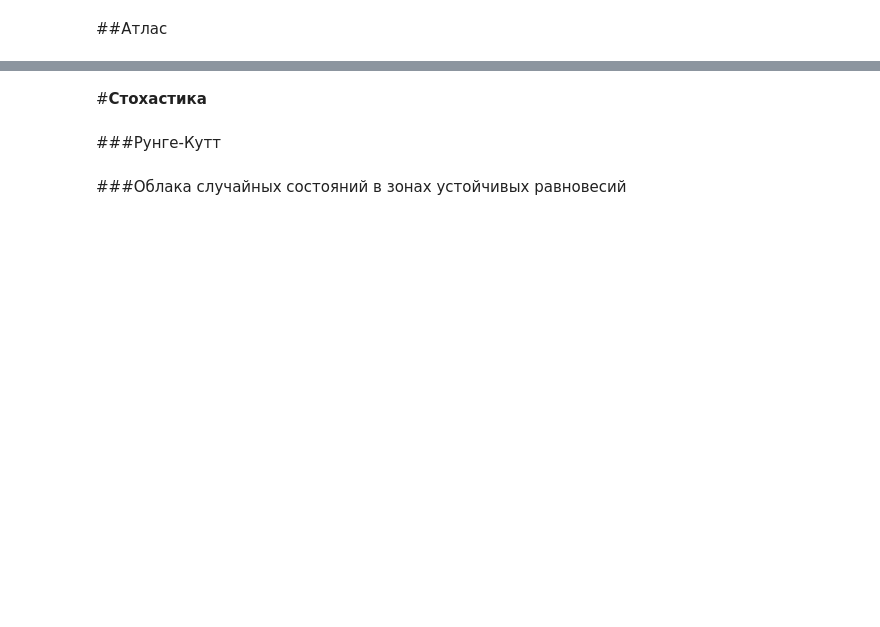
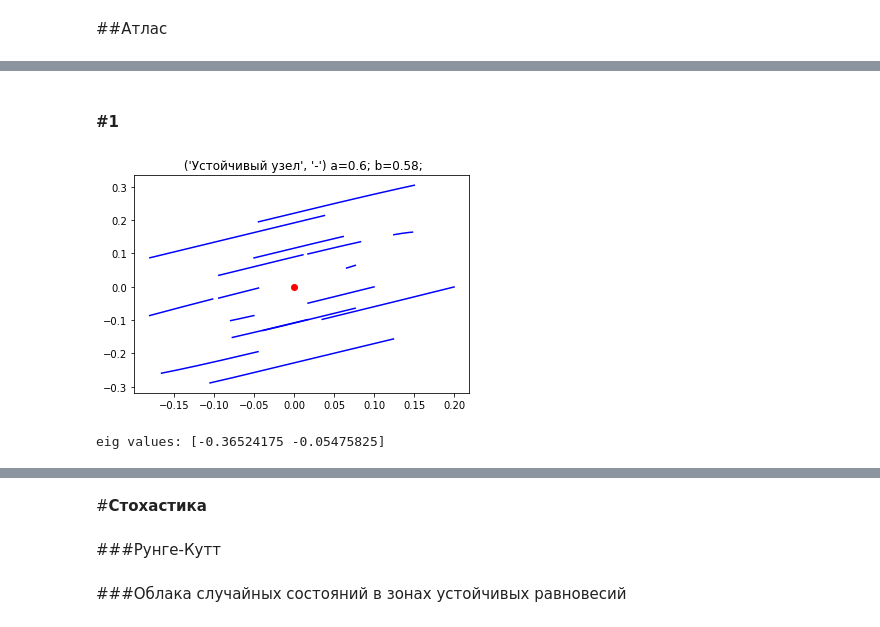
Before and after one commit to SergeyPishchulov/CurrencyConverter, a Jupyter notebook: Копия_"ДУ_№6_Климатическая_модель_ipynb".ipynb, the cells around one changed output, grey strips where cells are left out. Saved outputs shown, nothing was run; the diff lists cells and outputs as text; code cells hidden in the pictures; blank space fills up the shorter version.

```diff
--- a/Копия_"ДУ_№6_Климатическая_модель_ipynb".ipynb
+++ b/Копия_"ДУ_№6_Климатическая_модель_ipynb".ipynb
@@ -498,0 +534,15 @@ ValueError: ignored
+# %%
+types=[
+(('Устойчивый фокус', None), 1, 0.5),
+ (('Устойчивый узел', None), 0.6, 0.58),
+ (('Седло', None), 0.9, 0.9),
+  (('Седло', 'Устойчивый узел'), 0.601, 0.62),
+  (('Седло', 'Устойчивый фокус'), 0.7, 2),
+  (('Седло', 'Седло'), 1.009, 1.0090000000000001),
+  (('Седло', 'Центр'), 1, 2),
+  (('Центр', None), 1.25, 1.004),
+  (('Неустойчивый фокус', None), 1.3519999999999999, 1.1380000000000001),
+  (('Седло', 'Неустойчивый фокус'), 1.3, 2),
+  (('Неустойчивый узел', None), 1.391, 1.3820000000000001),
+  (('Седло', 'Неустойчивый узел'), 1.399, 1.401)
+]
@@ -523,25 +577,41 @@ plt.show()
+# %% [markdown]
+#### #1
 # %%
 #1
 (t0, t1), a,b = types[1]
 m1_des=""
 if b>=a:
     x_eq, y_eq = (math.sqrt(b-a),math.sqrt(b-a))
     plt.plot(x_eq,y_eq,'mo')
     shift = (0.1, 0.1)
     x0=x_eq+shift[0]
     y0=y_eq+shift[1]
     plt.plot(x0,y0,'ro')
     xs, ys = get_plot_runge_kutt(x0, y0, a=a, b=b, points_count=10**3)
     m1_des =f"M1{x_eq, y_eq};"
     plt.plot(xs, ys, color='g')
 else:
   t1="-"
 
-for (x0,y0) in get_point_on_circle(0,0,0.2,12):
+for (x0,y0) in get_point_on_circle(0,0,0.2,7):
   xs, ys = get_plot_runge_kutt(x0, y0, a=a, b=b, points_count=10**3)
   plt.plot(xs, ys, color='b')
-  plt.plot(x0, y0,'mo')
+
+for (x0,y0) in get_point_on_circle(0,0,0.1,9):
+  xs, ys = get_plot_runge_kutt(x0, y0, a=a, b=b, points_count=10**3)
+  plt.plot(xs, ys, color='b')
+  # plt.plot(x0, y0,'mo')
 plt.plot(0,0,'ro')
 
 plt.title(f"{m1_des} {(t0,t1)} a={a}; b={b};")
 plt.show()
+
+#EIG values
+jacobian_matrix=[[-1, 1],
+                 [-a, b]]
+eig_values, eig_vectors = np.linalg.eig(jacobian_matrix)
+print("eig values:", eig_values)
+# print("eig vectors:", eig_vectors)
+# %% [output]
+[figure, added]
+eig values: [-0.36524175 -0.05475825]
```
Also changed, not shown: parts of 42 cells of this notebook.
